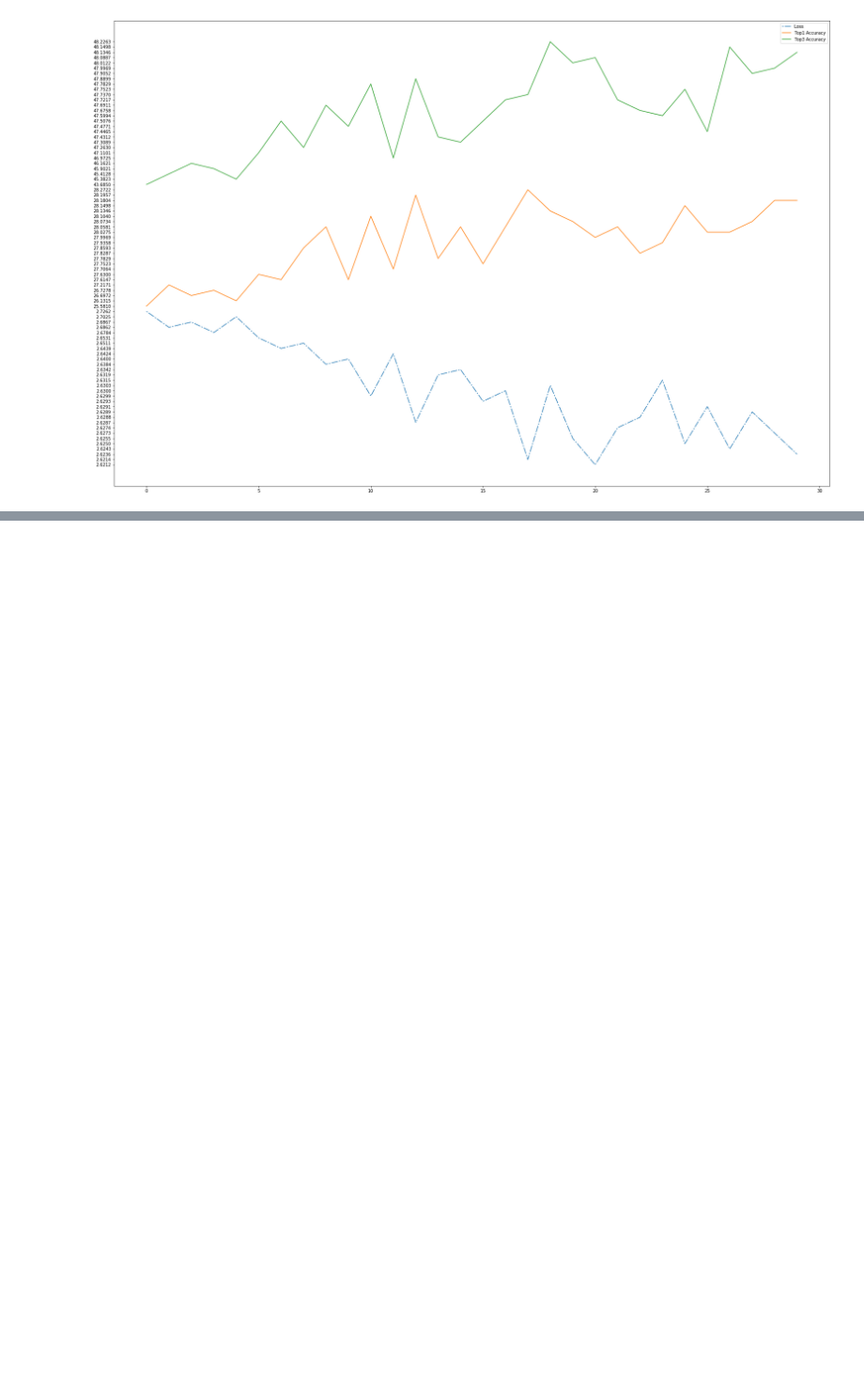
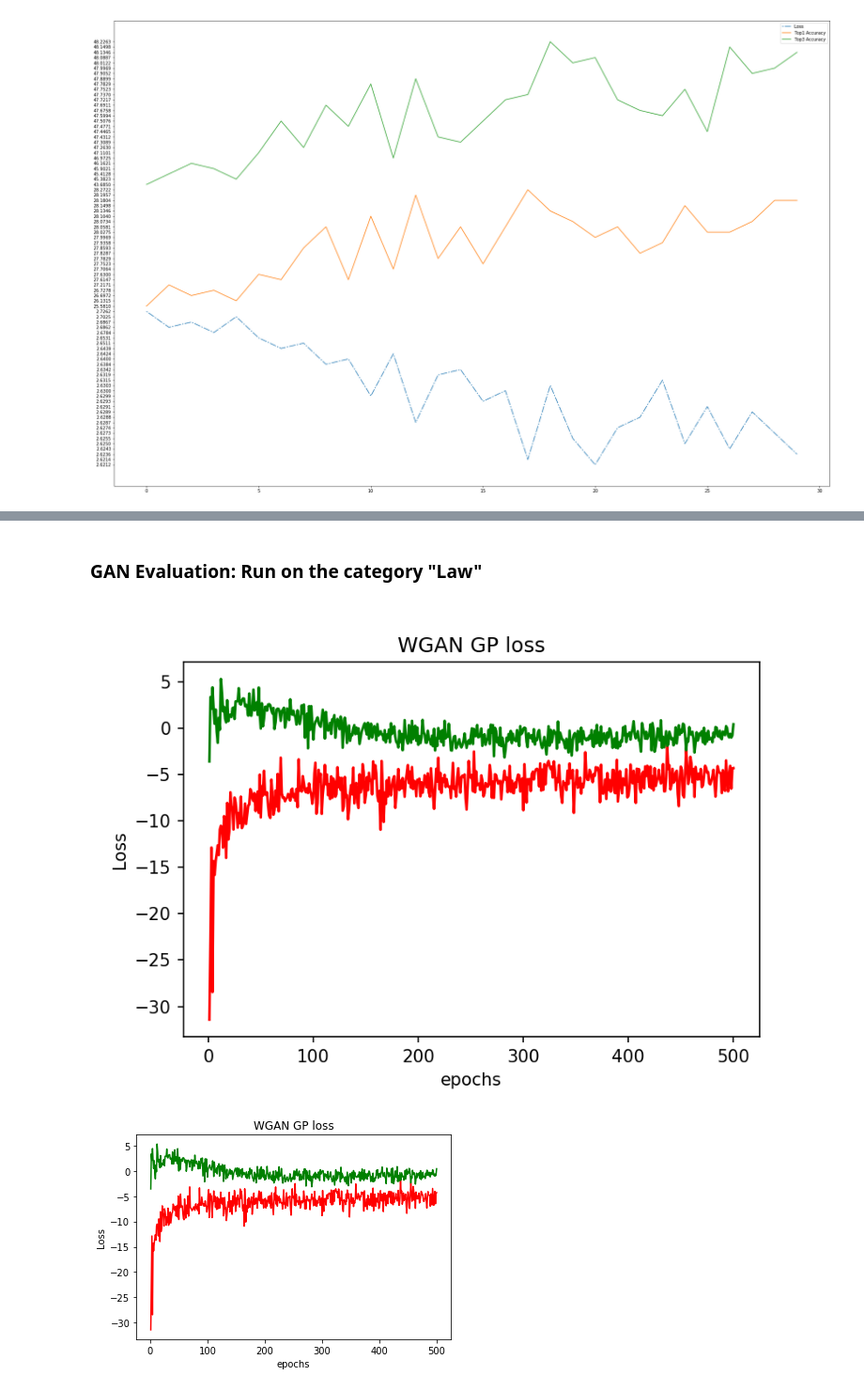
Before and after one commit to ste-jon/ATML19, a Jupyter notebook: Documentation Project ATML Group 6.ipynb, the cells around one changed output, grey strips where cells are left out. Shown at 94% size. Drawn from its saved outputs; the diff is of its cells as text; code cells hidden in the pictures; blank space fills up the shorter version.

```diff
--- a/Documentation Project ATML Group 6.ipynb
+++ b/Documentation Project ATML Group 6.ipynb
@@ -148,0 +217,23 @@ Top 3 accuracy: alexnet:48.5780, alexnet normalized:42.2076, densenet:51.4878, d
+# %% [markdown]
+### GAN Evaluation: Run on the category "Law"
+# %%
+# plot the losses:
+# originally stored in the runout file, then postprocessed into a csv for easier import
+
+from utils_print import plot_gan_losses
+savedir_gan = "gandata/"
+csv_name_law = "loss_simpleWGAN_law.csv"
+filename_gan_loss="example_GAN_loss"
+
+plot_gan_losses(savedir_gan, csv_name_law, filename_gan_loss)
+
+# Show image
+from IPython.display import display
+from PIL import Image
+
+# start of training
+path="plots/"+filename+".png"
+display(Image.open(path))
+# %% [output]
+[figure, added]
+[figure, added]
```
Also changed, not shown: parts of 8 cells of this notebook, 1 other file.
